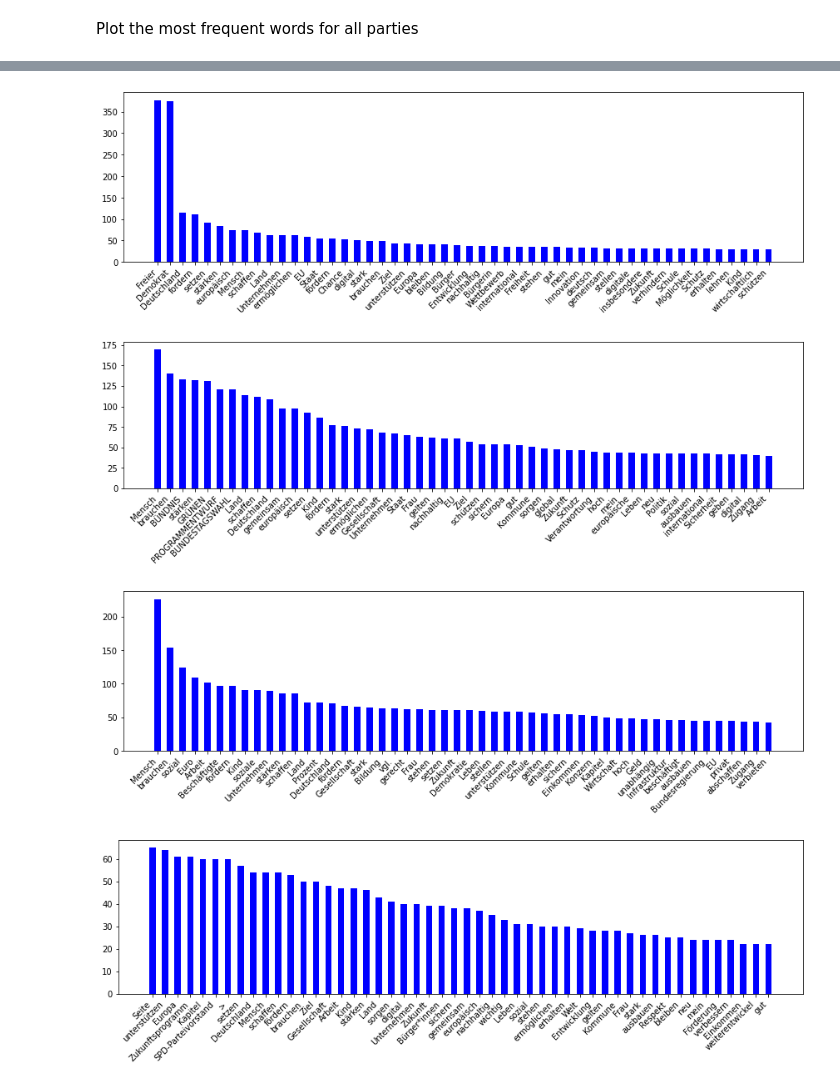
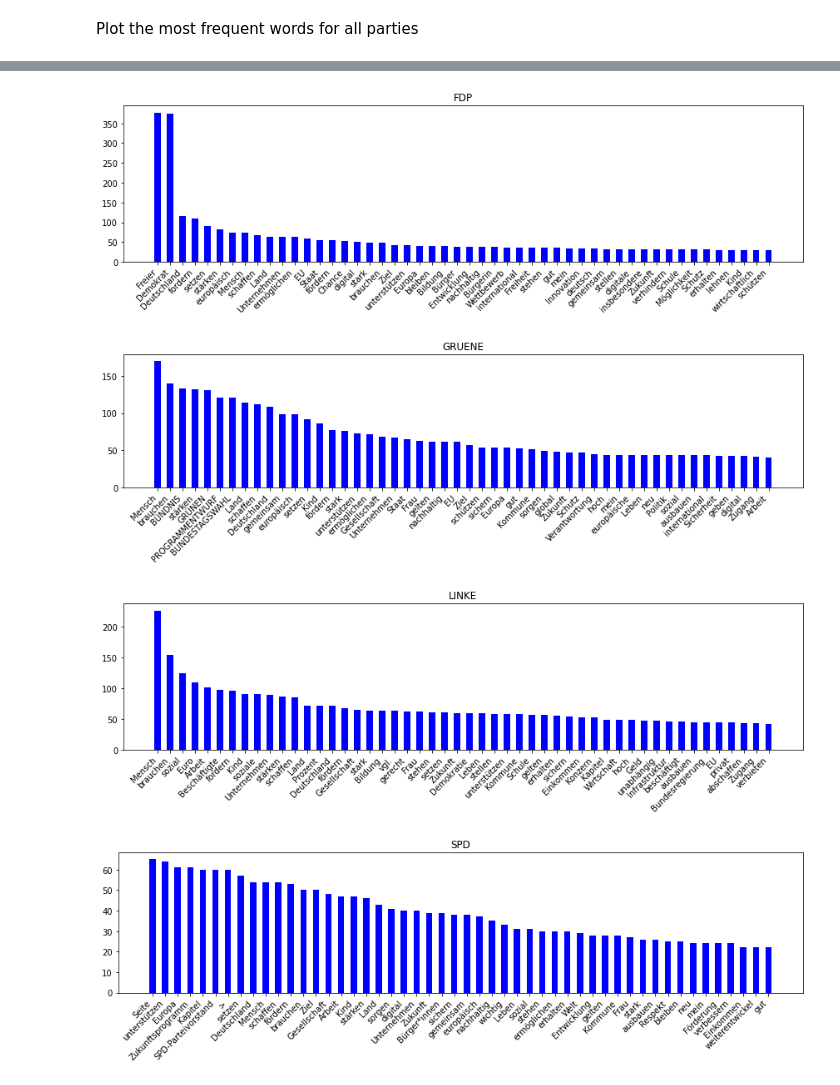
Before and after one commit to Supelir1/TextAnalytics, a Jupyter notebook: main.ipynb, the cells around one changed output, grey strips where cells are left out. Cells and saved outputs as stored; diff of their text form; code cells hidden in the pictures.

Commit message:
fix: added label to the graphs

```diff
--- a/main.ipynb
+++ b/main.ipynb
@@ -81,7 +81,7 @@ def plottingPng(most_freq_words, name, show_plot=True, save_plot=False):
     ax.set_xticks(y, labels=x_axis, rotation=45, ha='right')
 
     fig.set_figwidth(fig.get_figwidth() * 2)
-
+    plt.title(name)
 
     if save_plot:
         plt.savefig('graphs/graph_' + name + '.svg', format='svg')
@@ -91,5 +91,5 @@ def plottingPng(most_freq_words, name, show_plot=True, save_plot=False):
 Plot the most frequent words for all parties
 # %%
 for party in Party:
-    plottingPng(statistics[party][3], party.name, True)
+    plottingPng(statistics[party][3], party.name)
 # %% [output]
@@ -98,4 +98,4 @@ for party in Party:
-[figure, old version]
+[figure, new version]
-[figure, old version]
+[figure, new version]
-[figure, old version]
+[figure, new version]
-[figure, old version]
+[figure, new version]
```
Also changed, not shown: parts of 1 cell of this notebook, 6 other files.
